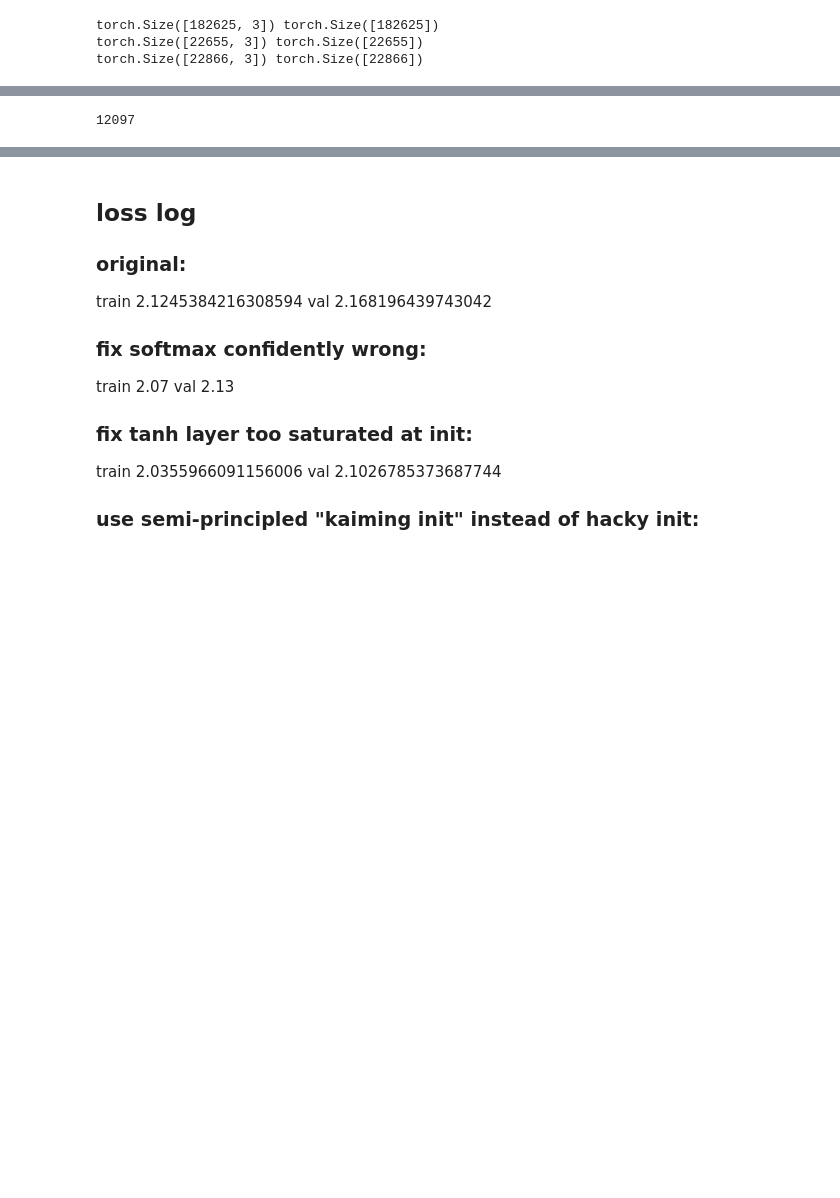
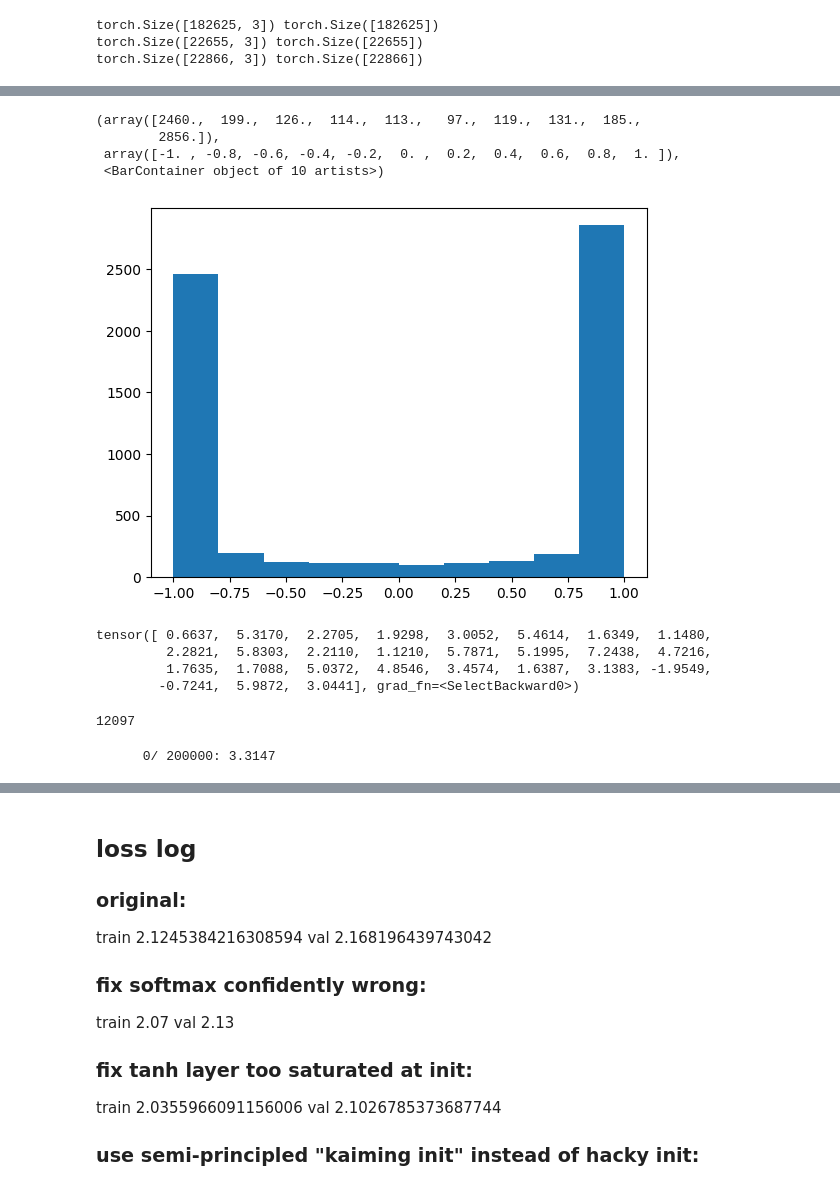
Before and after one commit to NessWrites/MyResearch, a Jupyter notebook: RecurringNeuralNetwork.ipynb, the cells around one changed output, grey strips where cells are left out. Saved outputs shown, nothing was run; the diff lists cells and outputs as text; code cells hidden in the pictures; blank space fills up the shorter version.

```diff
--- a/RecurringNeuralNetwork.ipynb
+++ b/RecurringNeuralNetwork.ipynb
@@ -63 +143,21 @@ torch.Size([22866, 3]) torch.Size([22866])
+# %%
+plt.hist(h.view(-1).tolist())
+# %% [output]
+(array([2460.,  199.,  126.,  114.,  113.,   97.,  119.,  131.,  185.,
+        2856.]),
+ array([-1. , -0.8, -0.6, -0.4, -0.2,  0. ,  0.2,  0.4,  0.6,  0.8,  1. ]),
+ <BarContainer object of 10 artists>)
+[figure, added]
+# %%
+logits[0]
+# we need below logits to be closer to 0 but as we can see that is not the case
+# to correct initial loss 27 we see what has impact on logits = h@W2 +b2
+#since we want the logits to be closer to 0 we dont wanna be adding or subtracting
+#instead we multiply by 0, so that b2 is 0 at initialization
+#we also want W2(weight assigned to be smaller) bcoz we need logits to be closer to 0
+# %% [output]
+tensor([ 0.6637,  5.3170,  2.2705,  1.9298,  3.0052,  5.4614,  1.6349,  1.1480,
+         2.2821,  5.8303,  2.2110,  1.1210,  5.7871,  5.1995,  7.2438,  4.7216,
+         1.7635,  1.7088,  5.0372,  4.8546,  3.4574,  1.6387,  3.1383, -1.9549,
+        -0.7241,  5.9872,  3.0441], grad_fn=<SelectBackward0>)
 # %%
@@ -84,3 +185,51 @@ for p in parameters:
   p.requires_grad = True
 # %% [output]
 12097
+# %%
+# same optimization as last time
+max_steps = 200000
+batch_size = 32
+lossi = []
+
+for i in range(max_steps):
+
+  # minibatch construct
+  ix = torch.randint(0, Xtr.shape[0], (batch_size,), generator=g)
+  Xb, Yb = Xtr[ix], Ytr[ix] # batch X,Y
+
+  # forward pass
+  emb = C[Xb] # embed the characters into vectors
+  embcat = emb.view(emb.shape[0], -1) # concatenate the vectors
+  # Linear layer
+  hpreact = embcat @ W1 #+ b1 # hidden layer pre-activation
+  # BatchNorm layer
+  # -------------------------------------------------------------
+  bnmeani = hpreact.mean(0, keepdim=True)
+  bnstdi = hpreact.std(0, keepdim=True)
+  hpreact = bngain * (hpreact - bnmeani) / bnstdi + bnbias
+  with torch.no_grad():
+    bnmean_running = 0.999 * bnmean_running + 0.001 * bnmeani
+    bnstd_running = 0.999 * bnstd_running + 0.001 * bnstdi
+  # -------------------------------------------------------------
+  # Non-linearity
+  h = torch.tanh(hpreact) # hidden layer
+  logits = h @ W2 + b2 # output layer
+  loss = F.cross_entropy(logits, Yb) # loss function
+
+  # backward pass
+  for p in parameters:
+    p.grad = None
+  loss.backward()
+
+  # update
+  lr = 0.1 if i < 100000 else 0.01 # step learning rate decay
+  for p in parameters:
+    p.data += -lr * p.grad
+
+  # track stats
+  if i % 10000 == 0: # print every once in a while
+    print(f'{i:7d}/{max_steps:7d}: {loss.item():.4f}')
+  lossi.append(loss.log10().item())
+  break
+# %% [output]
+      0/ 200000: 3.3147
```
Also changed, not shown: parts of 39 cells of this notebook, 1 other file.
